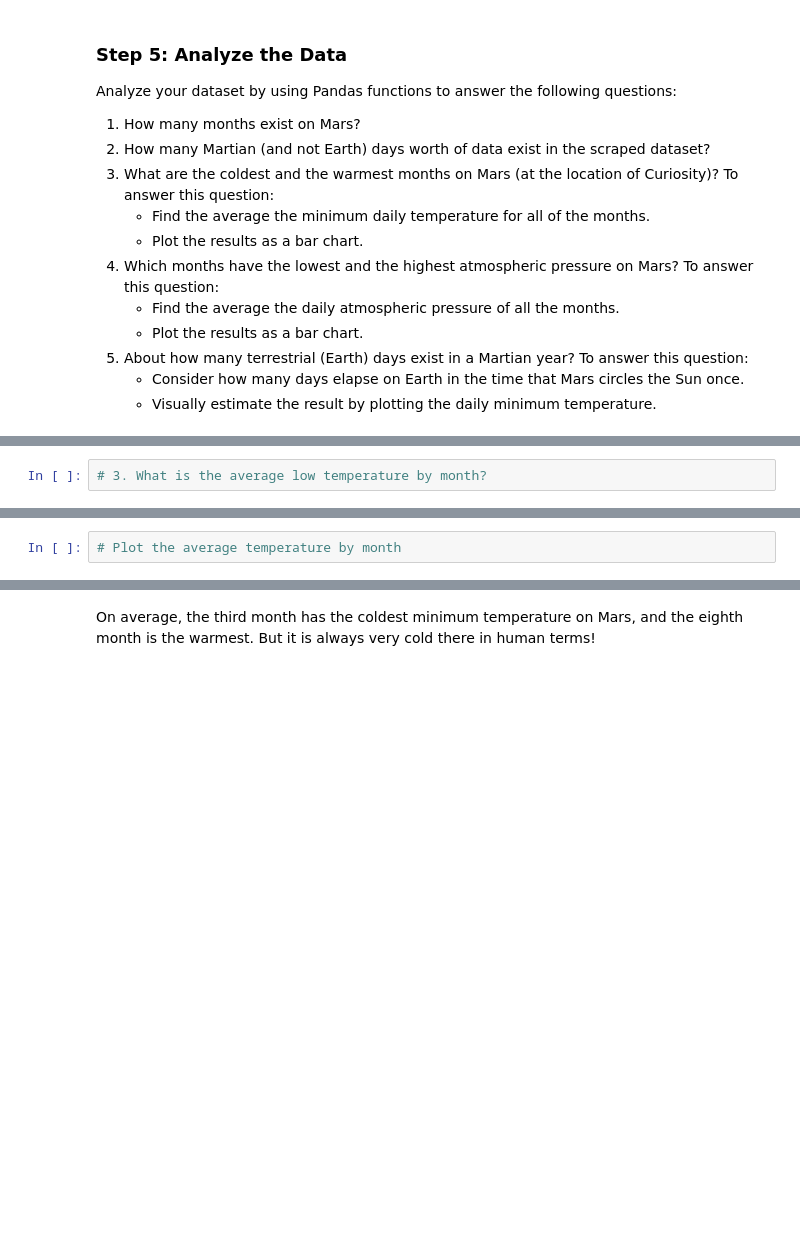
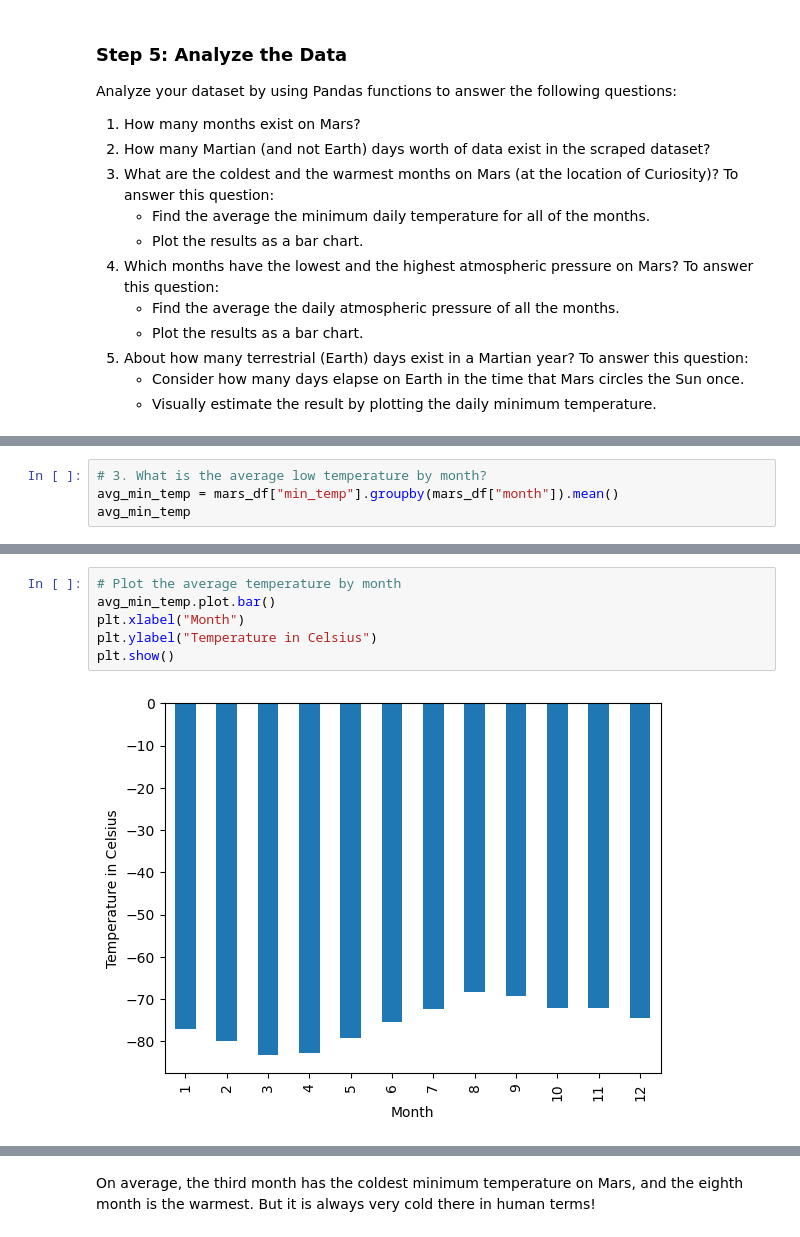
Before and after one commit to vdescioli/datacollection-challenge, a Jupyter notebook: part_2_mars_weather.ipynb, the cells around one changed output, grey strips where cells are left out. Drawn from its saved outputs; the diff is of its cells as text; blank space fills up the shorter version.

```diff
--- a/part_2_mars_weather.ipynb
+++ b/part_2_mars_weather.ipynb
@@ -154,2 +174,4 @@ Analyze your dataset by using Pandas functions to answer the following questions
 # %%
 # 3. What is the average low temperature by month?
+avg_min_temp = mars_df["min_temp"].groupby(mars_df["month"]).mean()
+avg_min_temp
@@ -156,4 +193,10 @@ Analyze your dataset by using Pandas functions to answer the following questions
 # %%
 # Plot the average temperature by month
+avg_min_temp.plot.bar()
+plt.xlabel("Month")
+plt.ylabel("Temperature in Celsius")
+plt.show()
+# %% [output]
+[figure, added]
 # %%
 # Identify the coldest and hottest months in Curiosity's location
```
Also changed, not shown: parts of 8 cells of this notebook, 1 other file.
